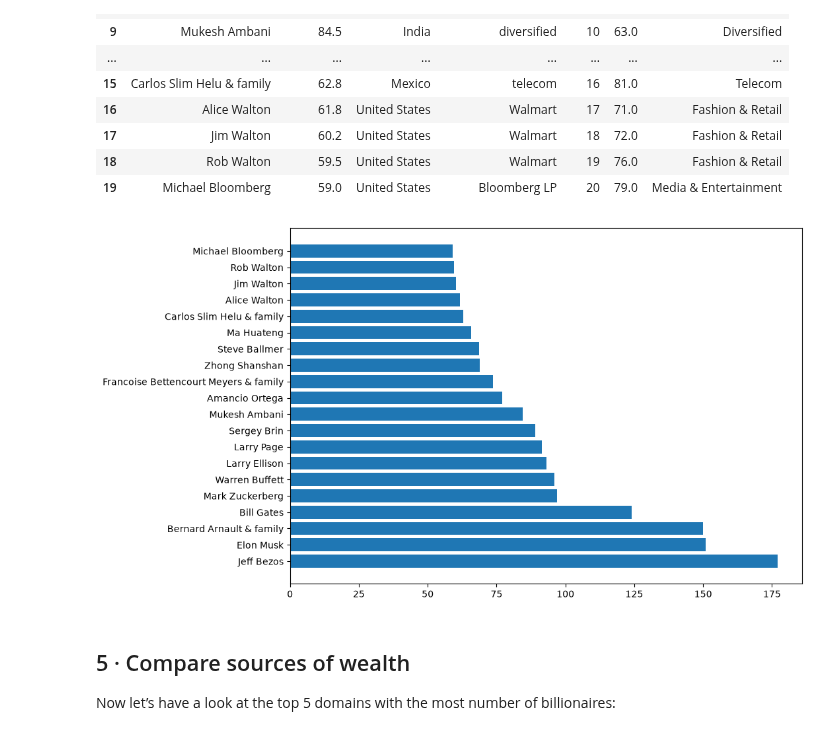
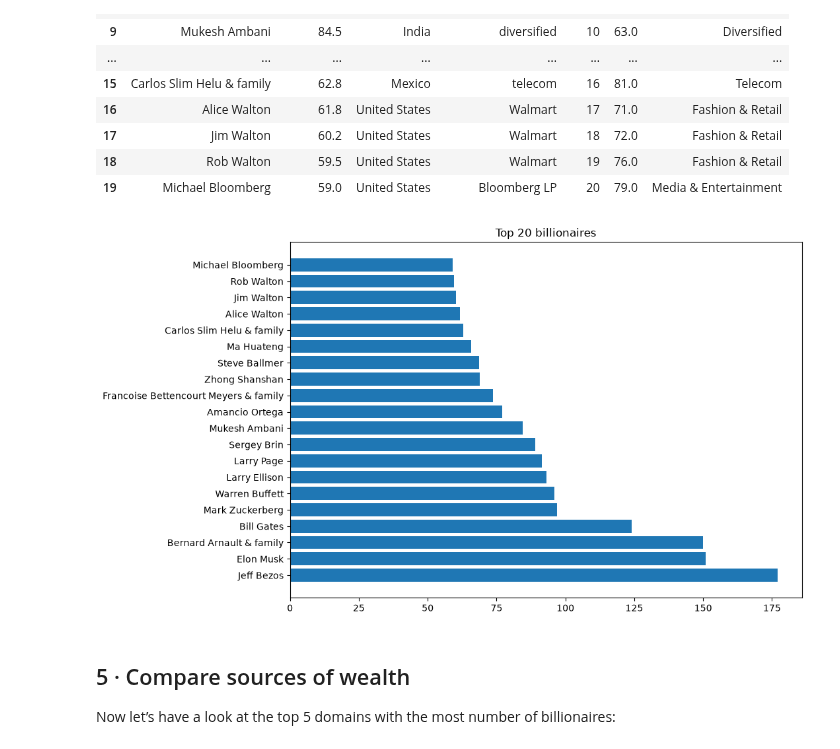
Before and after one commit to AMostafavii/MasterClass-FinTech-01, a Jupyter notebook: session_1/3.billionaires/billionaires_analysis.ipynb, the cells around one changed output. Drawn from its saved outputs; the diff is of its cells as text; code cells hidden in the pictures.

Commit message:
Add title to plot

```diff
--- a/session_1/3.billionaires/billionaires_analysis.ipynb
+++ b/session_1/3.billionaires/billionaires_analysis.ipynb
@@ -111,9 +111,10 @@ df
 # %%
 plt.figure(figsize=(10, 7))
 plt.barh(df["Name"], df["NetWorth"])
+plt.title("Top 20 billionaires")
 plt.show()
 # %% [output]
-[figure, old version]
+[figure, new version]
 # %% [markdown]
 ## 5 · Compare sources of wealth
 
```
Also changed, not shown: parts of 3 cells of this notebook.
